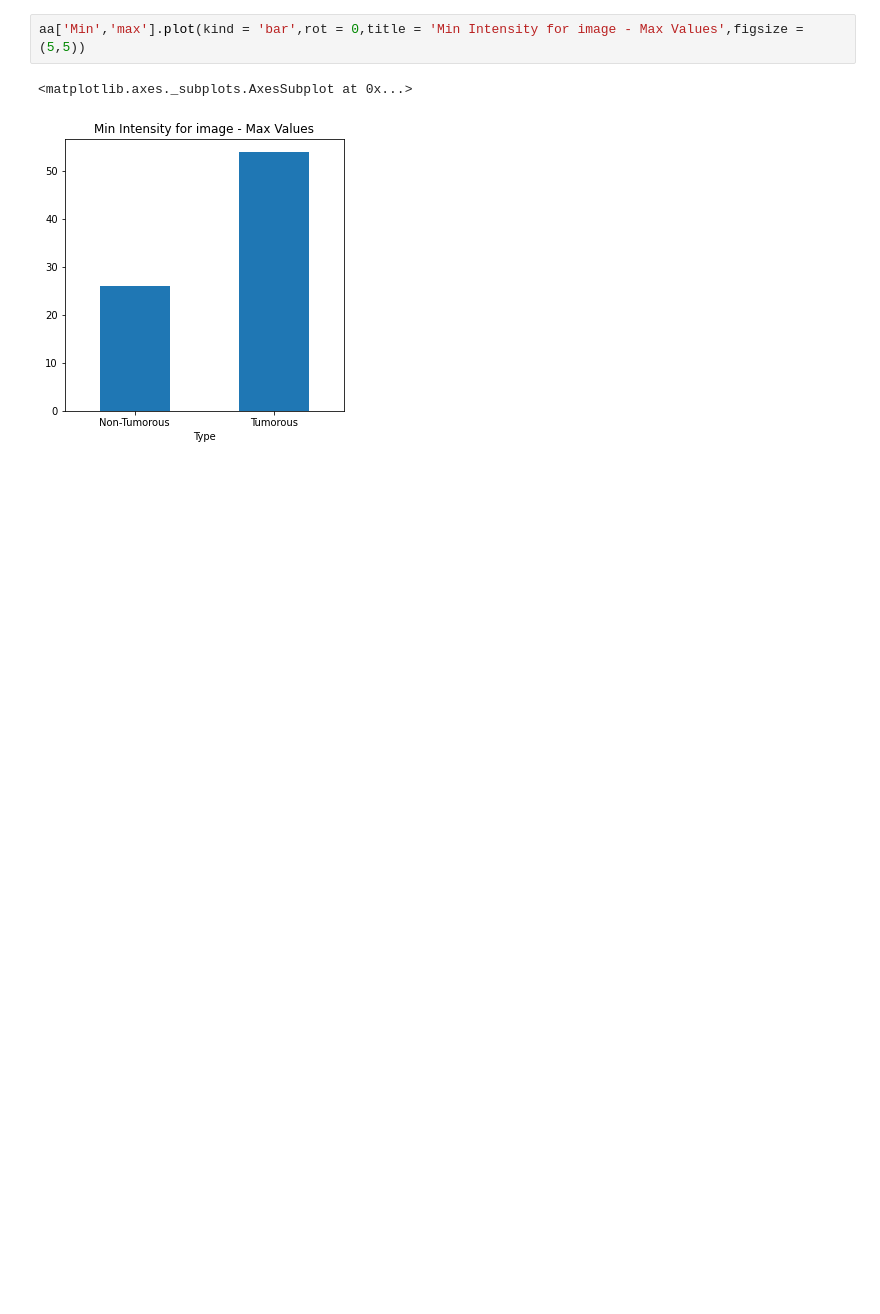
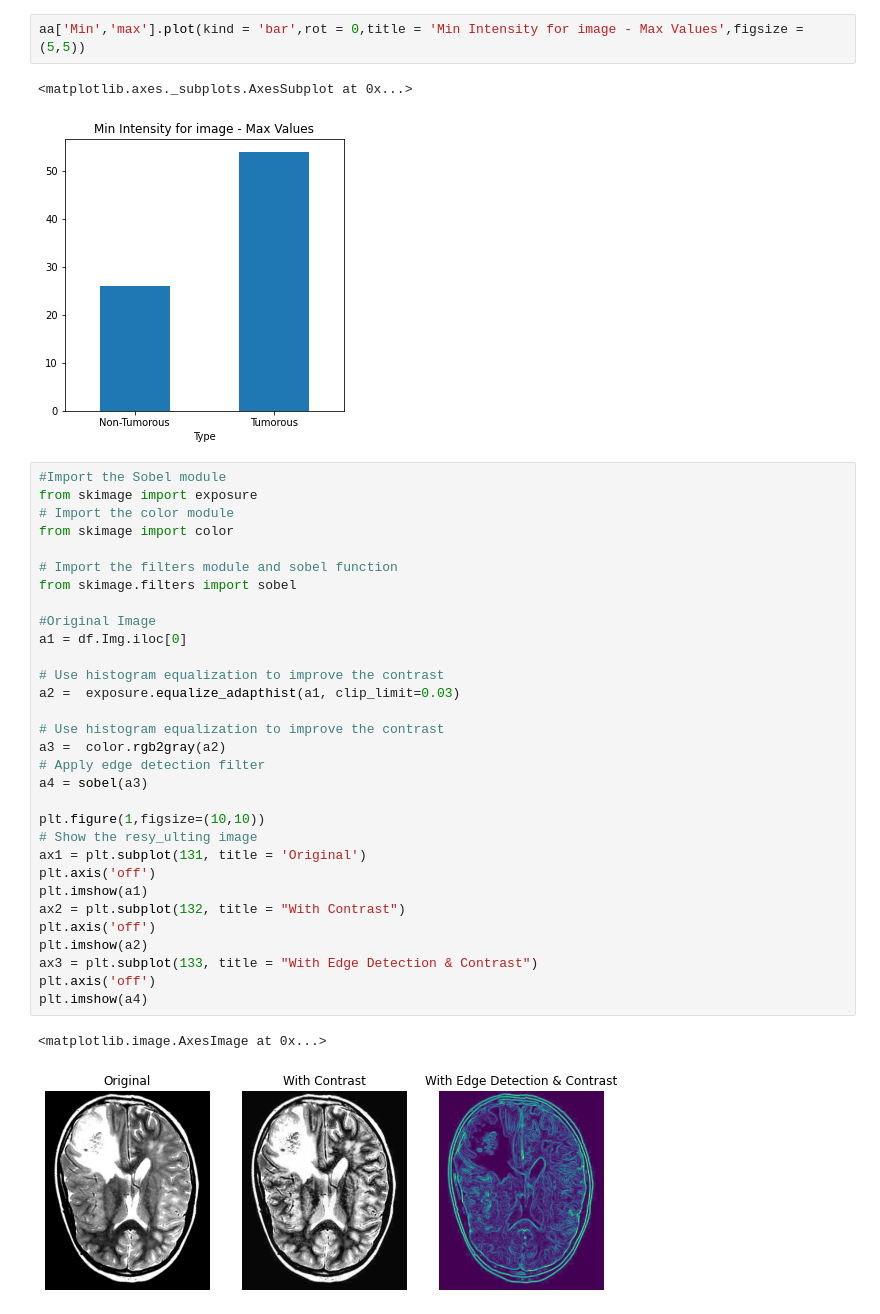
Before and after one commit to salikhussaini/Brain-Tumor-Detection, a Jupyter notebook: EDA/EDA.ipynb, the cells around one changed output. Saved outputs shown, nothing was run; the diff lists cells and outputs as text; blank space fills up the shorter version.

```diff
--- a/EDA/EDA.ipynb
+++ b/EDA/EDA.ipynb
@@ -104,3 +105,37 @@ aa['Min','max'].plot(kind = 'bar',rot = 0,title = 'Min Intensity for image - Max
 # %% [output]
 <matplotlib.axes._subplots.AxesSubplot at 0x...>
 [figure]
+# %%
+#Import the Sobel module
+from skimage import exposure
+# Import the color module
+from skimage import color
+
+# Import the filters module and sobel function
+from skimage.filters import sobel
+
+#Original Image
+a1 = df.Img.iloc[0]
+
+# Use histogram equalization to improve the contrast
+a2 =  exposure.equalize_adapthist(a1, clip_limit=0.03)
+
+# Use histogram equalization to improve the contrast
+a3 =  color.rgb2gray(a2)
+# Apply edge detection filter
+a4 = sobel(a3)
+
+plt.figure(1,figsize=(10,10))
+# Show the resy_ulting image
+ax1 = plt.subplot(131, title = 'Original')
+plt.axis('off')
+plt.imshow(a1)
+ax2 = plt.subplot(132, title = "With Contrast")
+plt.axis('off')
+plt.imshow(a2)
+ax3 = plt.subplot(133, title = "With Edge Detection & Contrast")
+plt.axis('off')
+plt.imshow(a4)
+# %% [output]
+<matplotlib.image.AxesImage at 0x...>
+[figure, added]
```
Also changed, not shown: parts of 1 cell of this notebook.
